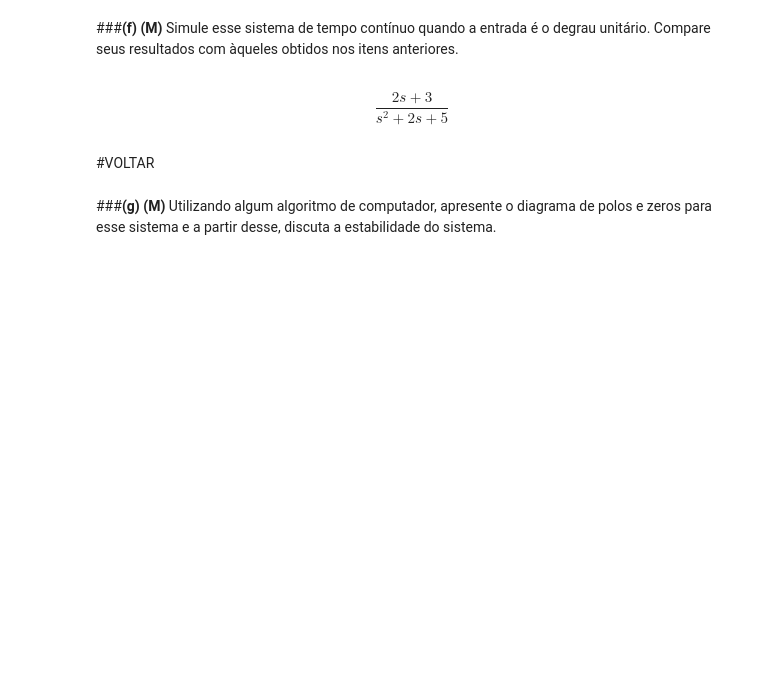
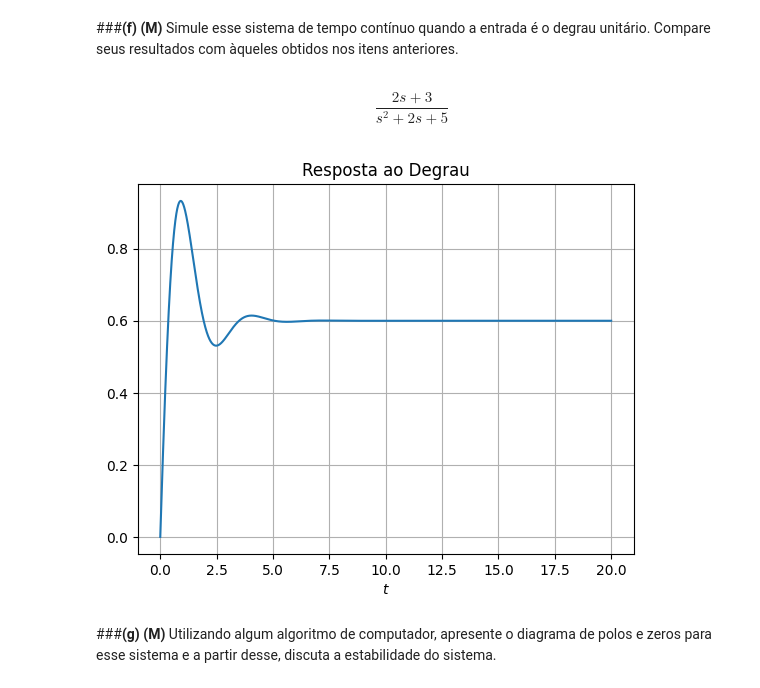
Before and after one commit to nestorfranca/Sinais, a Jupyter notebook: Prova2.ipynb, the cells around one changed output. Drawn from its saved outputs; the diff is of its cells as text; code cells hidden in the pictures; blank space fills up the shorter version.

```diff
--- a/Prova2.ipynb
+++ b/Prova2.ipynb
@@ -322,8 +305,22 @@ H = control.tf(num , den)
 H
 # %% [output]
 $$\frac{2 s + 3}{s^2 + 2 s + 5}$$
-# %% [markdown]
-#VOLTAR
+# %%
+t0 = 0
+tend = 20
+dt = 1e-4
+Npontos= int((tend - t0)/dt)
+T = np.linspace(t0,tend,Npontos)
+
+t, y = control.step_response(H, T)
+
+plt.plot(t, y)
+plt.title('Resposta ao Degrau')
+plt.xlabel('$t$')
+plt.grid()
+plt.show()
+# %% [output]
+[figure, added]
 # %% [markdown]
 ###**(g)** **(M)** Utilizando algum algoritmo de computador, apresente o diagrama de polos e zeros para esse sistema e a partir desse, discuta a estabilidade do sistema.
 # %%
```
Also changed, not shown: parts of 18 cells of this notebook.
